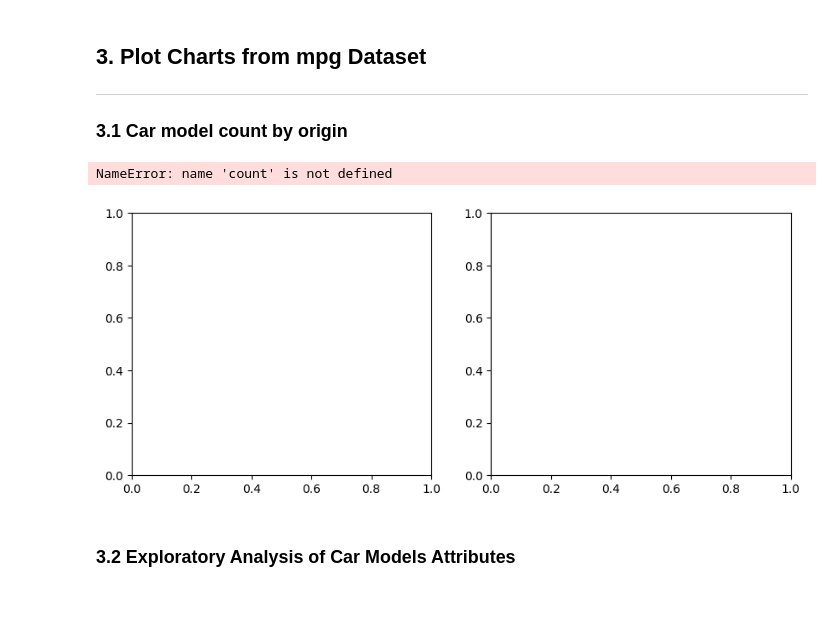
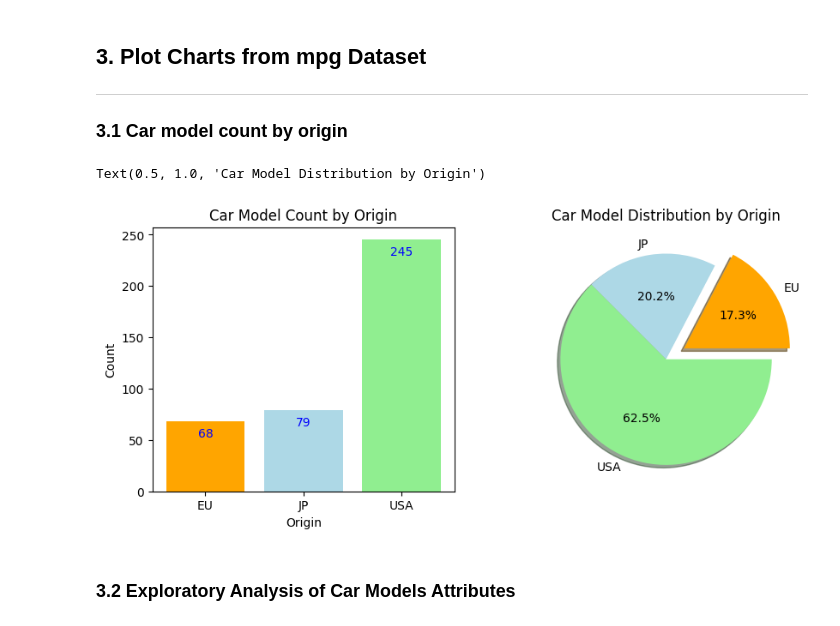
Before and after one commit to SupTarr/learnNumPy, a Jupyter notebook: 6-Matplotlib Customizing Charts.ipynb, the cells around one changed output. Drawn from its saved outputs; the diff is of its cells as text; code cells hidden in the pictures.

```diff
--- a/6-Matplotlib Customizing Charts.ipynb
+++ b/6-Matplotlib Customizing Charts.ipynb
@@ -115,27 +115,27 @@ shape: (392,)
 # %%
 fig, ax = plt.subplots(nrows = 1, ncols = 2, figsize = (10, 4))
 bar_ax, pie_ax = ax
 
 origins, counts = np.unique(mpg_ds['origin'], return_counts = True)
 
 # Bar chart
-bar_chart = bar_ax.bar(origins, count, color = ['orange', 'lightblue', 'lightgreen'])
+bar_chart = bar_ax.bar(origins, counts, color = ['orange', 'lightblue', 'lightgreen'])
 
 # Customize chart attributes
 bar_ax.set_title('Car Model Count by Origin')
 bar_ax.set_xlabel('Origin')
 bar_ax.set_ylabel('Count')
 
 # Customize to add annotation (data label)
 for x, y in np.stack((origins, counts), axis = 1):
     y = int(y)
     bar_ax.annotate(y, (x, y), ha = 'center', color = 'blue', xytext = (x, y - 15))
 
 pie_chart = pie_ax.pie(counts, labels = origins, colors = ['orange', 'lightblue', 'lightgreen'],
                       autopct = '%1.1f%%', shadow = True, explode = (0.2, 0, 0))
 pie_ax.set_title('Car Model Distribution by Origin')
 # %% [output]
-NameError: name 'count' is not defined
+Text(0.5, 1.0, 'Car Model Distribution by Origin')
-[figure, old version]
+[figure, new version]
 # %% [markdown]
 ### 3.2 Exploratory Analysis of Car Models Attributes
```
Also changed, not shown: parts of 1 cell of this notebook.
